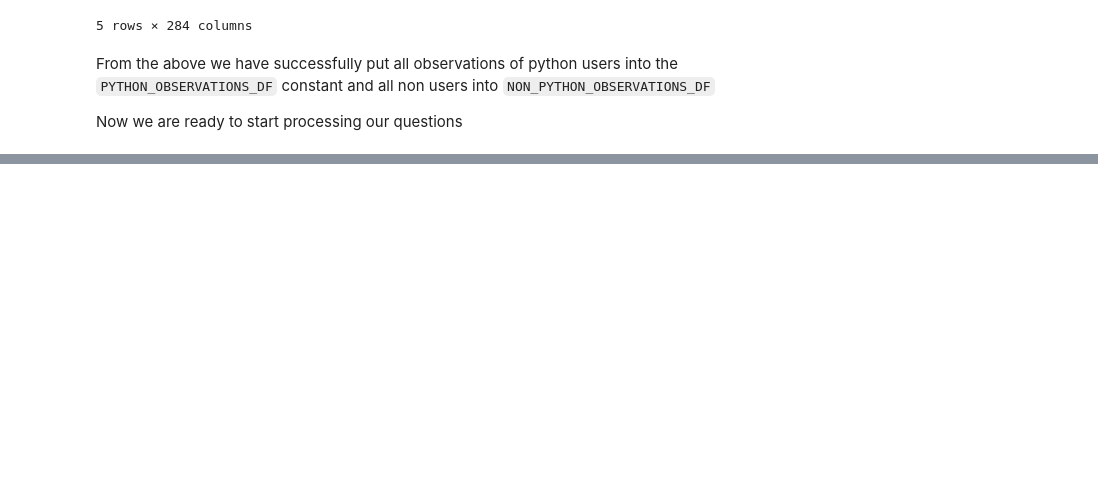
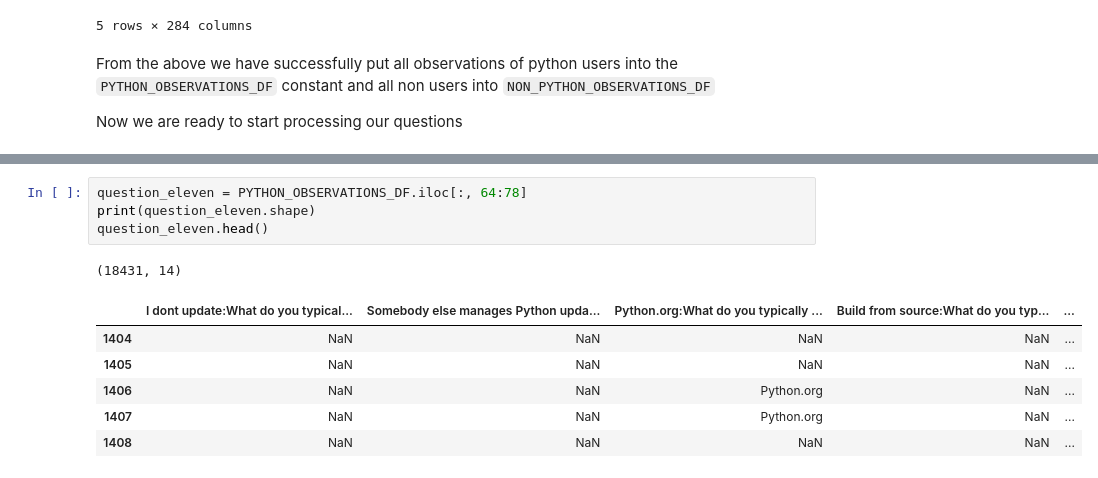
Before and after one commit to chidioguejiofor/first_analysis, a Jupyter notebook: Data Cleaning Practice.ipynb, the cells around one changed output, grey strips where cells are left out. Drawn from its saved outputs; the diff is of its cells as text; blank space fills up the shorter version.

```diff
--- a/Data Cleaning Practice.ipynb
+++ b/Data Cleaning Practice.ipynb
@@ -270,0 +713,12 @@ Next let us process the next question
+# %%
+question_eleven = PYTHON_OBSERVATIONS_DF.iloc[:, 64:78]
+print(question_eleven.shape)
+question_eleven.head()
+# %% [output]
+(18431, 14)
+|  | I dont update:What do you typical... | Somebody else manages Python upda... | Python.org:What do you typically ... | Build from source:What do you typ... | ... |
+| 1404 | NaN | NaN | NaN | NaN | ... |
+| 1405 | NaN | NaN | NaN | NaN | ... |
+| 1406 | NaN | NaN | Python.org | NaN | ... |
+| 1407 | NaN | NaN | Python.org | NaN | ... |
+| 1408 | NaN | NaN | NaN | NaN | ... |
```
Also changed, not shown: parts of 103 cells of this notebook, 6 other files.
